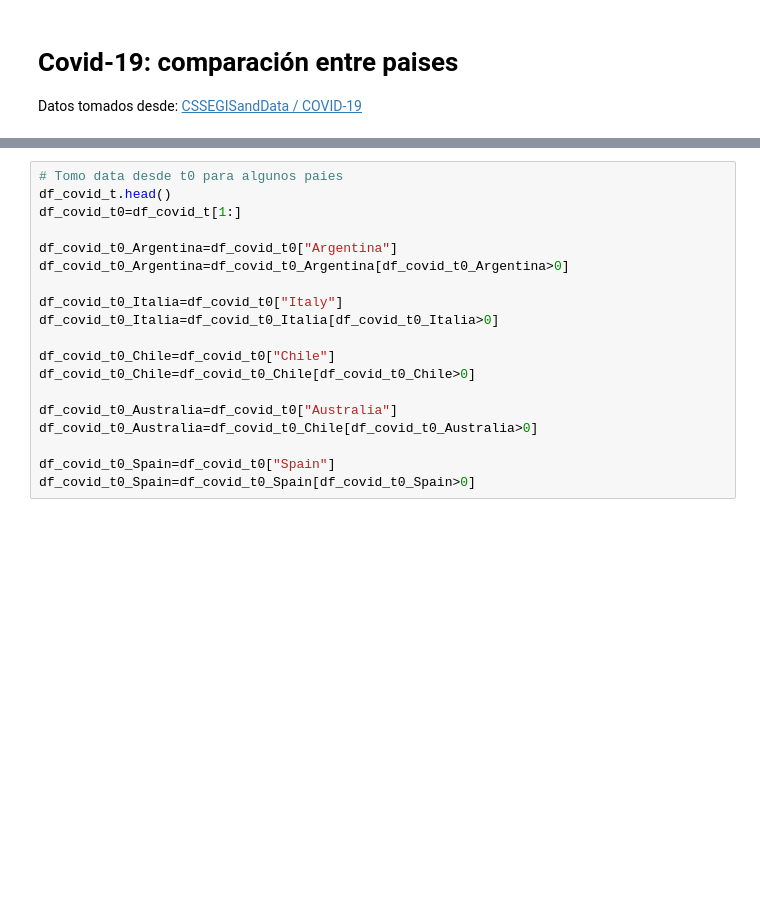
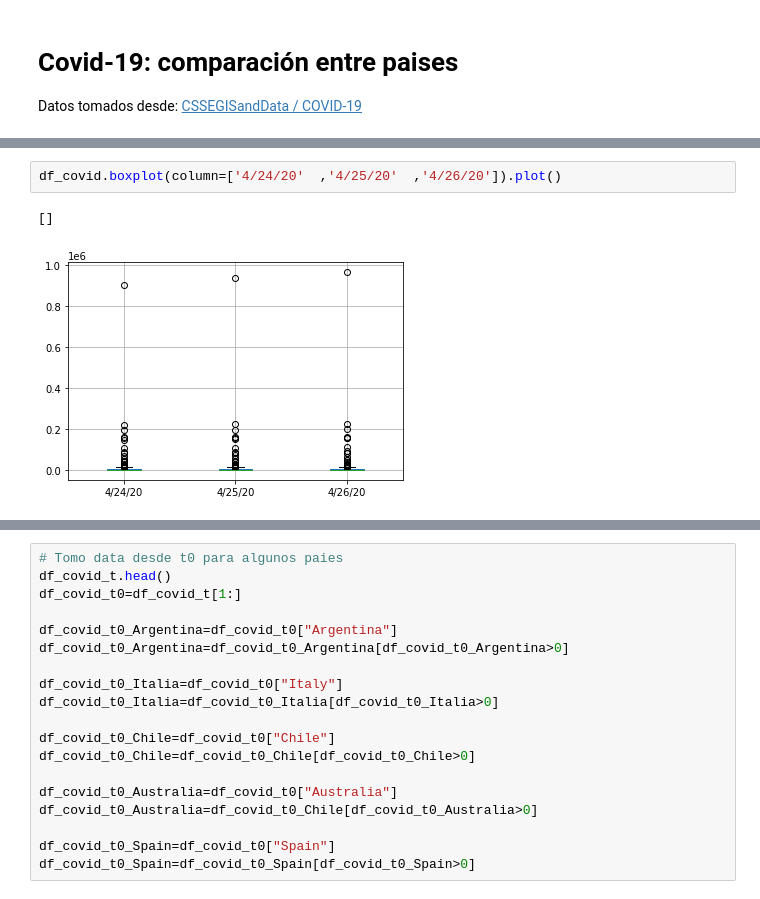
Before and after one commit to guillermohenrion/Intro-Python, a Jupyter notebook: Exploración_con_pandas.ipynb, the cells around one changed output, grey strips where cells are left out. Saved outputs shown, nothing was run; the diff lists cells and outputs as text; blank space fills up the shorter version.

```diff
--- a/Exploración_con_pandas.ipynb
+++ b/Exploración_con_pandas.ipynb
@@ -42,0 +56,5 @@ df_covid.head()
+# %%
+df_covid.boxplot(column=['4/24/20'	,'4/25/20'	,'4/26/20']).plot()
+# %% [output]
+[]
+[figure, added]
```
Also changed, not shown: parts of 8 cells of this notebook.
